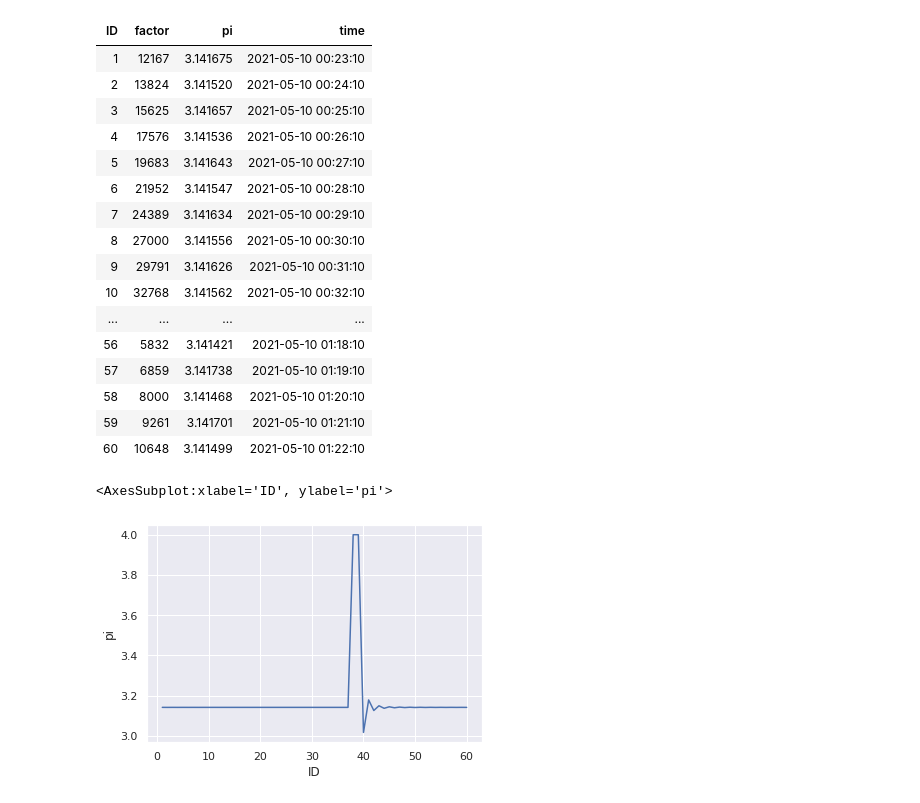
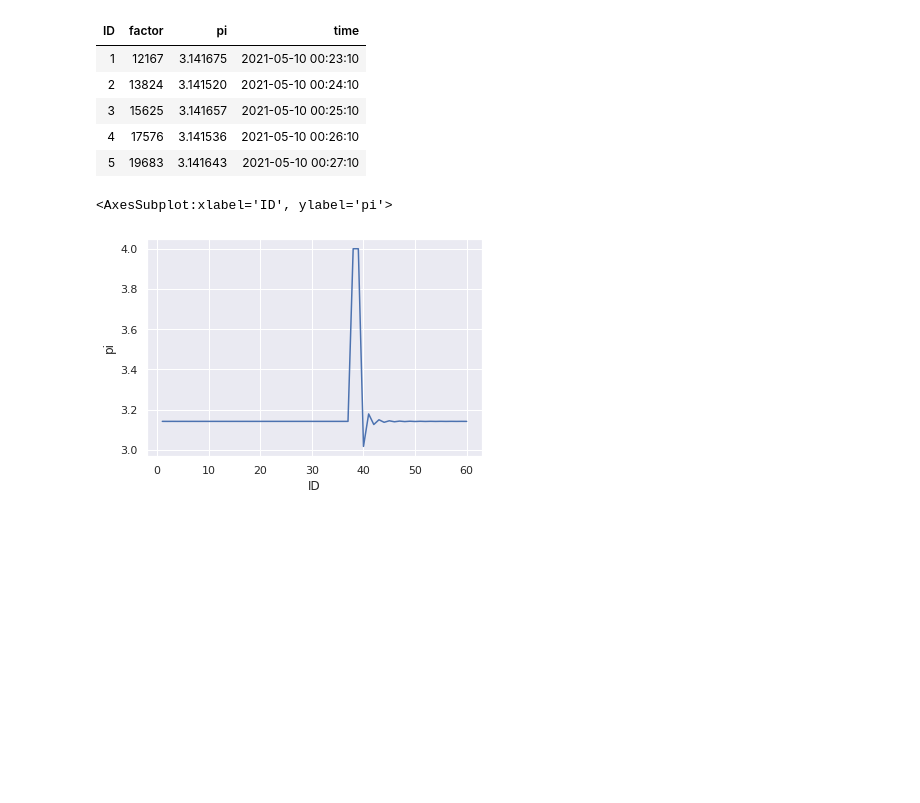
Before and after one commit to sr9dc/DS_Systems_Project_2, a Jupyter notebook: app/analysis.ipynb, the cells around one changed output. Cells and saved outputs as stored; diff of their text form; code cells hidden in the pictures; blank space fills up the shorter version.

```diff
--- a/app/analysis.ipynb
+++ b/app/analysis.ipynb
@@ -1,32 +1,24 @@
 # %%
 import pandas as pd
 
 from dynamo_pandas import put_df, get_df, keys
 import boto3
 
+# dynamo-pandas easy dataframe access from aws
 df = get_df(table="DS3002_Project2")
 
+# sort because NoSQL response is out of order
 df = df.sort_values(by=['ID'])[["ID","factor","pi","time"]]
 
-df.style.hide_index()
+# view values
+df.head().style.hide_index()
 # %% [output]
 | ID | factor | pi | time |
 | 1 | 12167 | 3.141675 | 2021-05-10 00:23:10 |
 | 2 | 13824 | 3.141520 | 2021-05-10 00:24:10 |
 | 3 | 15625 | 3.141657 | 2021-05-10 00:25:10 |
 | 4 | 17576 | 3.141536 | 2021-05-10 00:26:10 |
 | 5 | 19683 | 3.141643 | 2021-05-10 00:27:10 |
-| 6 | 21952 | 3.141547 | 2021-05-10 00:28:10 |
-| 7 | 24389 | 3.141634 | 2021-05-10 00:29:10 |
-| 8 | 27000 | 3.141556 | 2021-05-10 00:30:10 |
-| 9 | 29791 | 3.141626 | 2021-05-10 00:31:10 |
-| 10 | 32768 | 3.141562 | 2021-05-10 00:32:10 |
-| ... | ... | ... | ... |
-| 56 | 5832 | 3.141421 | 2021-05-10 01:18:10 |
-| 57 | 6859 | 3.141738 | 2021-05-10 01:19:10 |
-| 58 | 8000 | 3.141468 | 2021-05-10 01:20:10 |
-| 59 | 9261 | 3.141701 | 2021-05-10 01:21:10 |
-| 60 | 10648 | 3.141499 | 2021-05-10 01:22:10 |
 # %%
 import seaborn as sns
 import matplotlib.pyplot as plt
```
Also changed, not shown: parts of 12 cells of this notebook, 1 other file.
